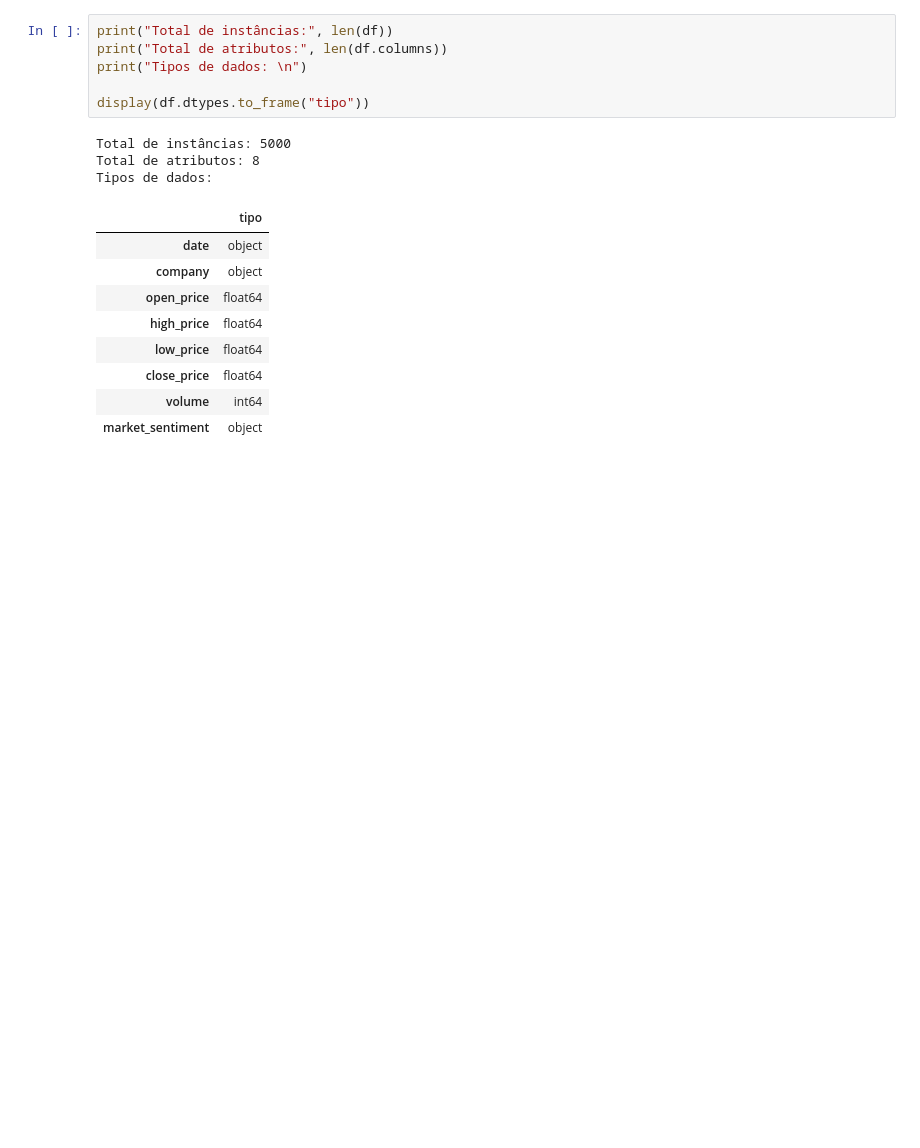
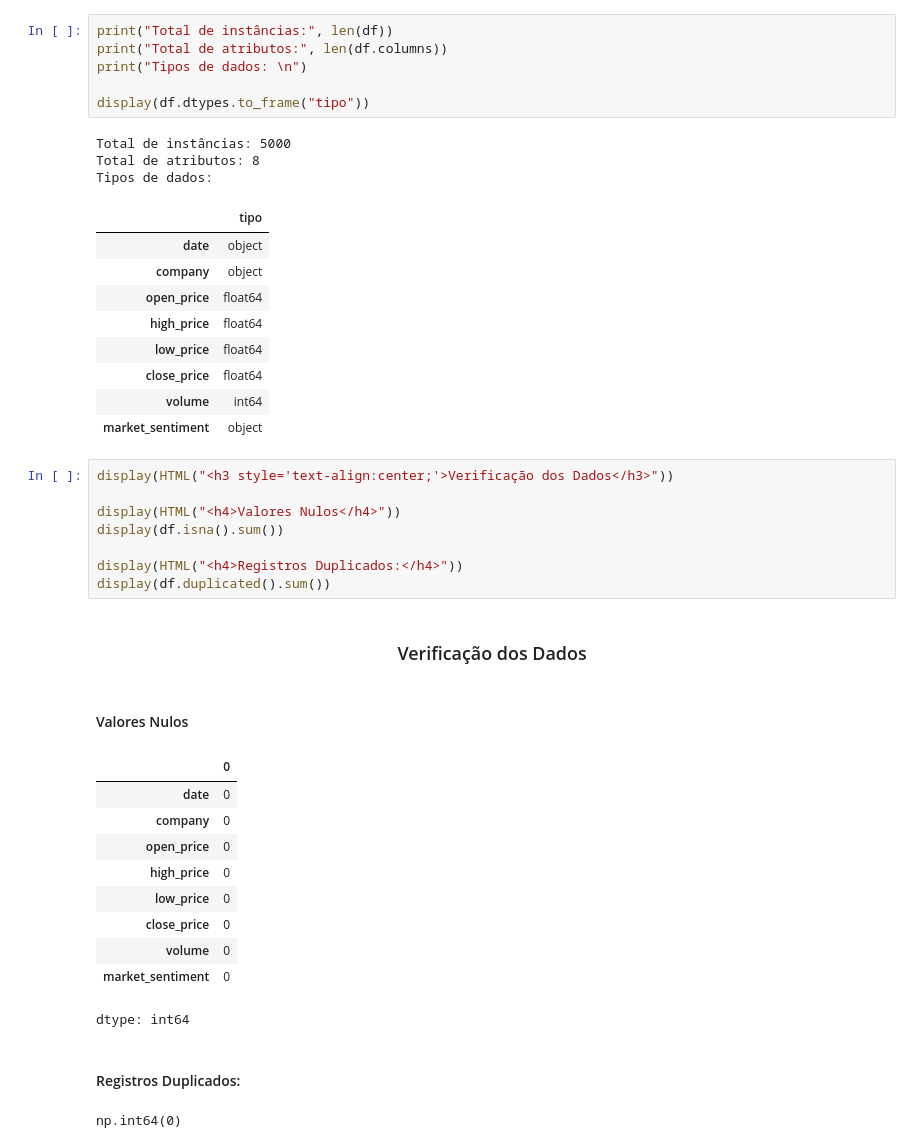
Before and after one commit to Vieiraligia/Data-Science-and-Analytics, a Jupyter notebook: MVP Machine Learning e Analytics/MVP_MachineLearningAnalytics.ipynb, the cells around one changed output. Saved outputs shown, nothing was run; the diff lists cells and outputs as text; blank space fills up the shorter version.

```diff
--- a/MVP Machine Learning e Analytics/MVP_MachineLearningAnalytics.ipynb
+++ b/MVP Machine Learning e Analytics/MVP_MachineLearningAnalytics.ipynb
@@ -219,3 +225,26 @@ Tipos de dados:
 | close_price | float64 |
 | volume | int64 |
 | market_sentiment | object |
+# %%
+display(HTML("<h3 style='text-align:center;'>Verificação dos Dados</h3>"))
+
+display(HTML("<h4>Valores Nulos</h4>"))
+display(df.isna().sum())
+
+display(HTML("<h4>Registros Duplicados:</h4>"))
+display(df.duplicated().sum())
+# %% [output]
+Verificação dos Dados
+Valores Nulos
+|  | 0 |
+| date | 0 |
+| company | 0 |
+| open_price | 0 |
+| high_price | 0 |
+| low_price | 0 |
+| close_price | 0 |
+| volume | 0 |
+| market_sentiment | 0 |
+dtype: int64
+Registros Duplicados:
+np.int64(0)
```
Also changed, not shown: parts of 7 cells of this notebook.
